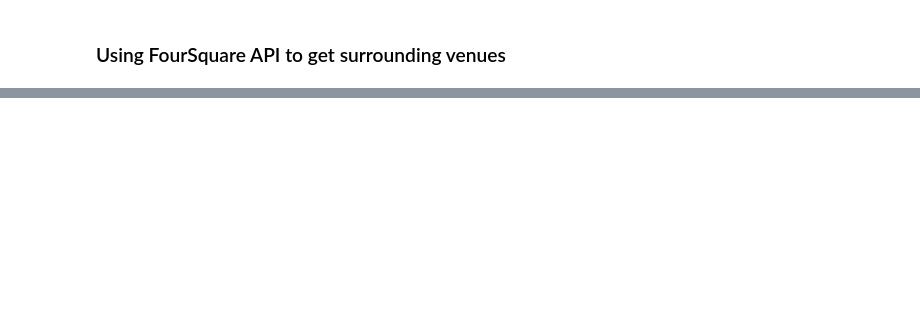
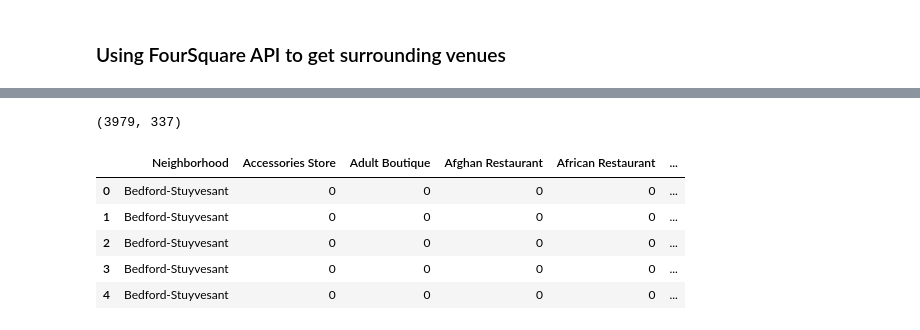
Before and after one commit to kwemkelechi/Capstone_project, a Jupyter notebook: Battle of neighborhood analysis.ipynb, the cells around one changed output, grey strips where cells are left out. Saved outputs shown, nothing was run; the diff lists cells and outputs as text; code cells hidden in the pictures; blank space fills up the shorter version.

```diff
--- a/Battle of neighborhood analysis.ipynb
+++ b/Battle of neighborhood analysis.ipynb
@@ -181,0 +345,19 @@ for lat, long, neighborhood in zip(lagos_df['Latitude'], lagos_df['Longitude'],
+# %%
+# one hot encoding
+venues_type_onehot = pd.get_dummies(venues_df[['VenueType']], prefix="", prefix_sep="")
+
+# add the neighborhood column
+venues_type_onehot['Neighborhood'] = venues_df['Neighborhood']
+fix_columns = list(venues_type_onehot.columns[-1:]) + list(venues_type_onehot.columns[:-1])
+venues_type_onehot = venues_type_onehot[fix_columns]
+
+print(venues_type_onehot.shape)
+venues_type_onehot.head()
+# %% [output]
+(3979, 337)
+|  | Neighborhood | Accessories Store | Adult Boutique | Afghan Restaurant | African Restaurant | ... |
+| 0 | Bedford-Stuyvesant | 0 | 0 | 0 | 0 | ... |
+| 1 | Bedford-Stuyvesant | 0 | 0 | 0 | 0 | ... |
+| 2 | Bedford-Stuyvesant | 0 | 0 | 0 | 0 | ... |
+| 3 | Bedford-Stuyvesant | 0 | 0 | 0 | 0 | ... |
+| 4 | Bedford-Stuyvesant | 0 | 0 | 0 | 0 | ... |
```
Also changed, not shown: parts of 25 cells of this notebook.
